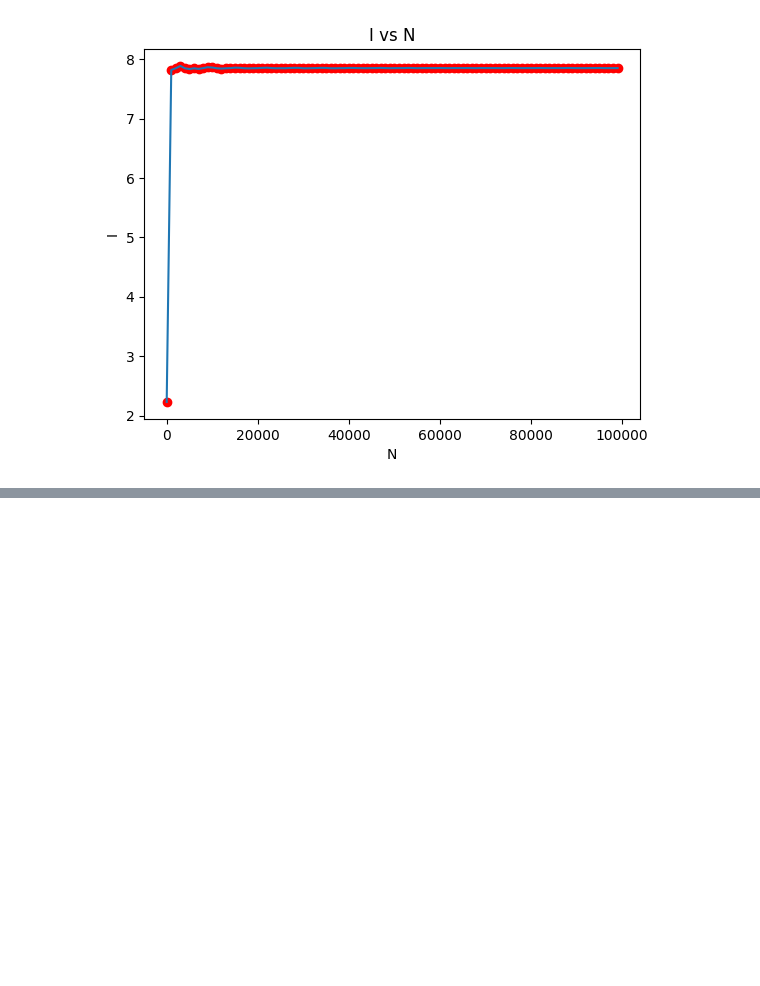
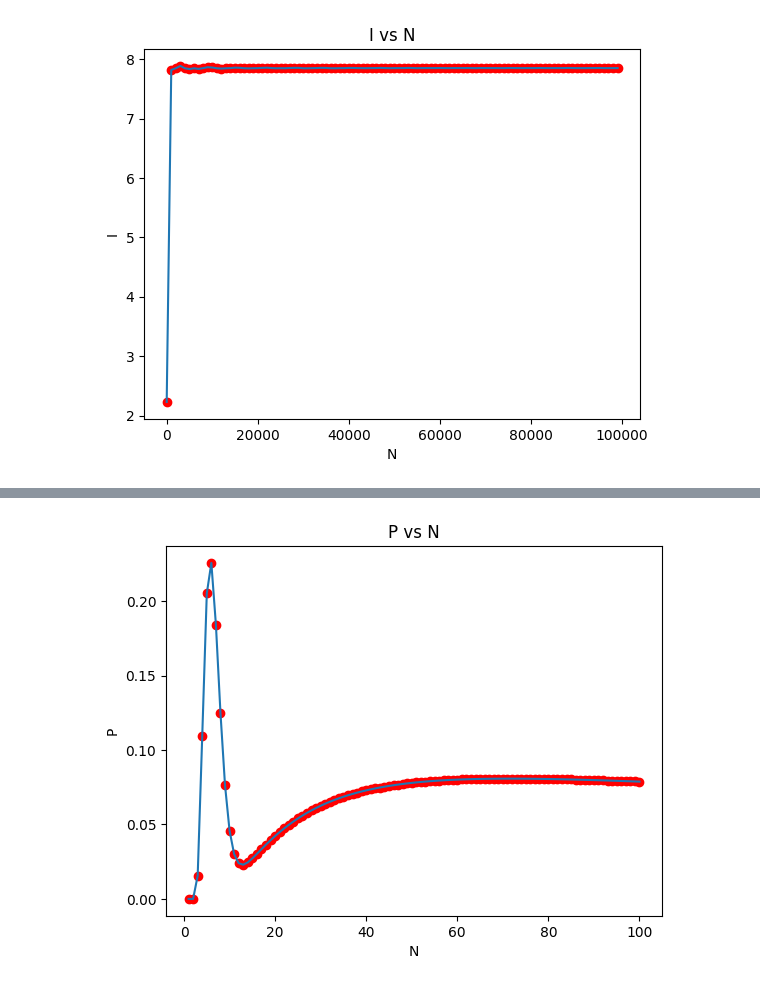
Before and after one commit to karthikprasanna/science2-assignment-2, a Jupyter notebook: code.ipynb, the cells around one changed output, grey strips where cells are left out. Drawn from its saved outputs; the diff is of its cells as text; code cells hidden in the pictures; blank space fills up the shorter version.

```diff
--- a/code.ipynb
+++ b/code.ipynb
@@ -104,0 +127,17 @@ plt.show()
+# %%
+N = np.arange(1, 101, 1)
+P = np.zeros(len(N))
+for n in N:
+    for na in range(-n, n+1):
+        for nb in range(-n, n+1):
+            if na - nb == 6:
+                P[n-1] += PMF(abs(na), n) * PMF(abs(nb), n)
+
+plt.plot(N, P, 'ro')
+plt.plot(N, P)
+plt.xlabel('N')
+plt.ylabel('P')
+plt.title('P vs N')
+plt.show()
+# %% [output]
+[figure, added]
```
Also changed, not shown: parts of 8 cells of this notebook.
